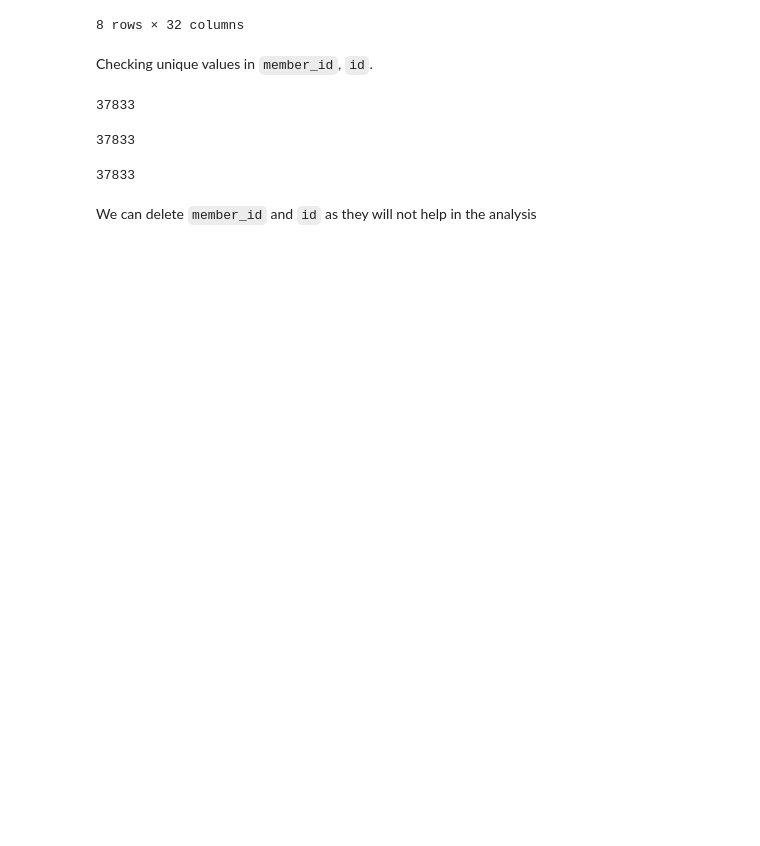
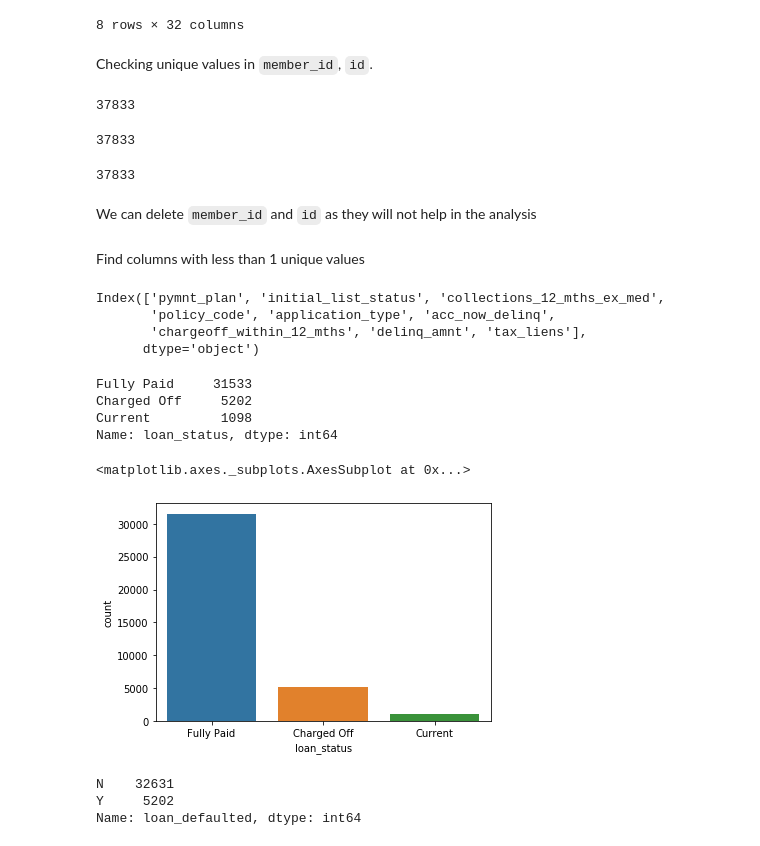
Before and after one commit to ashwanikumar04/loan-defaulter-case-study, a Jupyter notebook: ashwani_kumar.ipynb, the cells around one changed output. Drawn from its saved outputs; the diff is of its cells as text; code cells hidden in the pictures; blank space fills up the shorter version.

```diff
--- a/ashwani_kumar.ipynb
+++ b/ashwani_kumar.ipynb
@@ -216,3 +216,26 @@ We can delete `member_id` and `id` as they will not help in the analysis
 # %%
 loans = loans.drop(['id'], axis=1)
 loans = loans.drop(['member_id'], axis=1)
+# %% [markdown]
+Find columns with less than 1 unique values
+# %%
+loans.columns[loans.nunique() <= 1]
+# %% [output]
+Index(['pymnt_plan', 'initial_list_status', 'collections_12_mths_ex_med',
+       'policy_code', 'application_type', 'acc_now_delinq',
+       'chargeoff_within_12_mths', 'delinq_amnt', 'tax_liens'],
+      dtype='object')
+# %%
+loans=loans.drop(['pymnt_plan', 'initial_list_status', 'collections_12_mths_ex_med','policy_code','application_type','acc_now_delinq','chargeoff_within_12_mths','delinq_amnt','tax_liens'], axis=1)
+# %%
+loans['loan_status'].value_counts()
+# %% [output]
+Fully Paid     31533
+Charged Off     5202
+Current         1098
+Name: loan_status, dtype: int64
+# %%
+sns.countplot(x='loan_status',data=loans)
+# %% [output]
+<matplotlib.axes._subplots.AxesSubplot at 0x...>
+[figure, added]
@@ -218,0 +244,6 @@ loans = loans.drop(['member_id'], axis=1)
+# %%
+loans['loan_defaulted'].value_counts()
+# %% [output]
+N    32631
+Y     5202
+Name: loan_defaulted, dtype: int64
```
Also changed, not shown: parts of 10 cells of this notebook.
